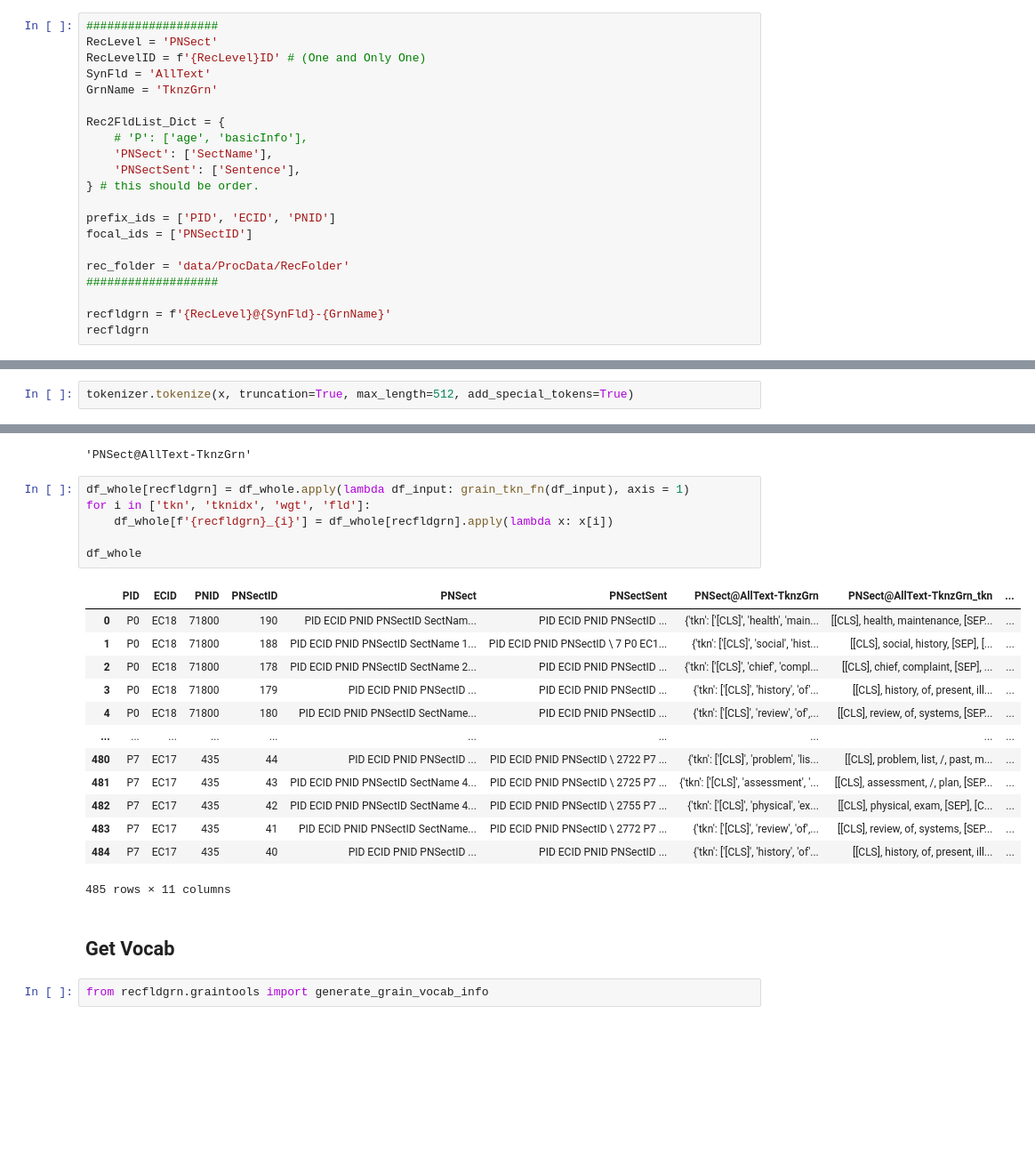
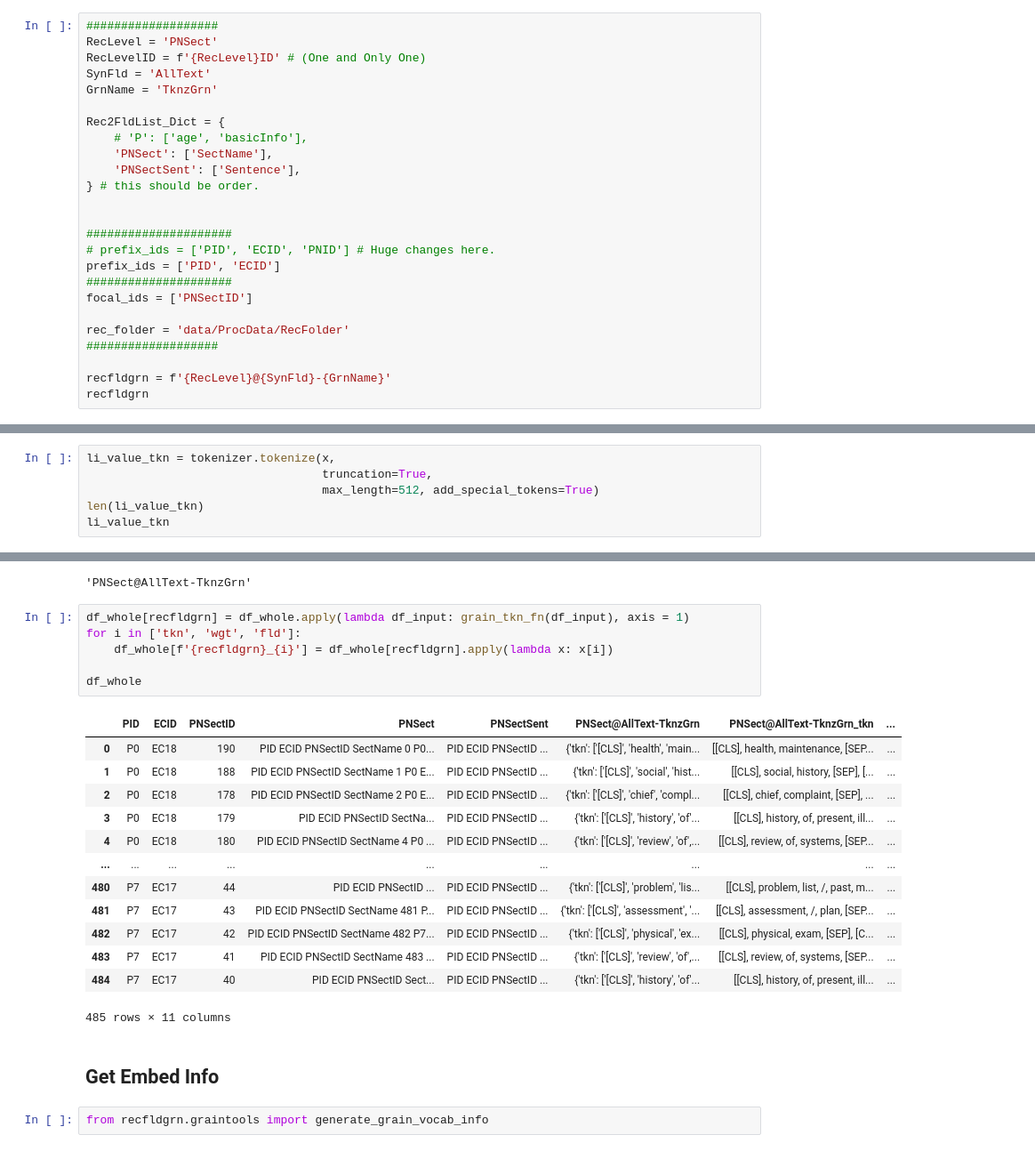
Before and after one commit to JHU-CDHAI/RecFldGrn, a Jupyter notebook: 2-FldGrn/02-PNSect-FldGrn.ipynb, the cells around one changed output, grey strips where cells are left out. Shown: that part at 89% size. Cells and saved outputs as stored; diff of their text form; blank space fills up the shorter version.

```diff
--- a/2-FldGrn/02-PNSect-FldGrn.ipynb
+++ b/2-FldGrn/02-PNSect-FldGrn.ipynb
@@ -140,7 +139,11 @@ Rec2FldList_Dict = {
     'PNSectSent': ['Sentence'],
 } # this should be order.
 
-prefix_ids = ['PID', 'ECID', 'PNID']
+
+#####################
+# prefix_ids = ['PID', 'ECID', 'PNID'] # Huge changes here.
+prefix_ids = ['PID', 'ECID']
+#####################
 focal_ids = ['PNSectID']
 
 rec_folder = 'data/ProcData/RecFolder'
@@ -279,6 +282,10 @@ tokenizer(x, truncation=True, max_length=512)
 # %% [output]
 {'input_ids': [101, 2053, 2930, 11746, 102], 'token_type_ids': [0, 0, 0, 0, 0], 'attention_mask': [1, 1, 1, 1, 1]}
 # %%
-tokenizer.tokenize(x, truncation=True, max_length=512, add_special_tokens=True)
+li_value_tkn = tokenizer.tokenize(x,
+                                  truncation=True,
+                                  max_length=512, add_special_tokens=True)
+len(li_value_tkn)
+li_value_tkn
 # %% [output]
 ['[CLS]', 'no', 'section', 'sentences', '[SEP]']
@@ -385,25 +373,25 @@ recfldgrn
 'PNSect@AllText-TknzGrn'
 # %%
 df_whole[recfldgrn] = df_whole.apply(lambda df_input: grain_tkn_fn(df_input), axis = 1)
-for i in ['tkn', 'tknidx', 'wgt', 'fld']:
+for i in ['tkn', 'wgt', 'fld']:
     df_whole[f'{recfldgrn}_{i}'] = df_whole[recfldgrn].apply(lambda x: x[i])
 
 df_whole
 # %% [output]
-|  | PID | ECID | PNID | PNSectID | PNSect | PNSectSent | PNSect@AllText-TknzGrn | PNSect@AllText-TknzGrn_tkn | ... |
-| 0 | P0 | EC18 | 71800 | 190 | PID ECID PNID PNSectID SectNam... | PID ECID PNID PNSectID ... | {'tkn': ['[CLS]', 'health', 'main... | [[CLS], health, maintenance, [SEP... | ... |
-| 1 | P0 | EC18 | 71800 | 188 | PID ECID PNID PNSectID SectName 1... | PID ECID PNID PNSectID \ 7 P0 EC1... | {'tkn': ['[CLS]', 'social', 'hist... | [[CLS], social, history, [SEP], [... | ... |
-| 2 | P0 | EC18 | 71800 | 178 | PID ECID PNID PNSectID SectName 2... | PID ECID PNID PNSectID ... | {'tkn': ['[CLS]', 'chief', 'compl... | [[CLS], chief, complaint, [SEP], ... | ... |
-| 3 | P0 | EC18 | 71800 | 179 | PID ECID PNID PNSectID ... | PID ECID PNID PNSectID ... | {'tkn': ['[CLS]', 'history', 'of'... | [[CLS], history, of, present, ill... | ... |
-| 4 | P0 | EC18 | 71800 | 180 | PID ECID PNID PNSectID SectName... | PID ECID PNID PNSectID ... | {'tkn': ['[CLS]', 'review', 'of',... | [[CLS], review, of, systems, [SEP... | ... |
-| ... | ... | ... | ... | ... | ... | ... | ... | ... | ... |
-| 480 | P7 | EC17 | 435 | 44 | PID ECID PNID PNSectID ... | PID ECID PNID PNSectID \ 2722 P7 ... | {'tkn': ['[CLS]', 'problem', 'lis... | [[CLS], problem, list, /, past, m... | ... |
-| 481 | P7 | EC17 | 435 | 43 | PID ECID PNID PNSectID SectName 4... | PID ECID PNID PNSectID \ 2725 P7 ... | {'tkn': ['[CLS]', 'assessment', '... | [[CLS], assessment, /, plan, [SEP... | ... |
-| 482 | P7 | EC17 | 435 | 42 | PID ECID PNID PNSectID SectName 4... | PID ECID PNID PNSectID \ 2755 P7 ... | {'tkn': ['[CLS]', 'physical', 'ex... | [[CLS], physical, exam, [SEP], [C... | ... |
-| 483 | P7 | EC17 | 435 | 41 | PID ECID PNID PNSectID SectName... | PID ECID PNID PNSectID \ 2772 P7 ... | {'tkn': ['[CLS]', 'review', 'of',... | [[CLS], review, of, systems, [SEP... | ... |
-| 484 | P7 | EC17 | 435 | 40 | PID ECID PNID PNSectID ... | PID ECID PNID PNSectID ... | {'tkn': ['[CLS]', 'history', 'of'... | [[CLS], history, of, present, ill... | ... |
+|  | PID | ECID | PNSectID | PNSect | PNSectSent | PNSect@AllText-TknzGrn | PNSect@AllText-TknzGrn_tkn | ... |
+| 0 | P0 | EC18 | 190 | PID ECID PNSectID SectName 0 P0... | PID ECID PNSectID ... | {'tkn': ['[CLS]', 'health', 'main... | [[CLS], health, maintenance, [SEP... | ... |
+| 1 | P0 | EC18 | 188 | PID ECID PNSectID SectName 1 P0 E... | PID ECID PNSectID ... | {'tkn': ['[CLS]', 'social', 'hist... | [[CLS], social, history, [SEP], [... | ... |
+| 2 | P0 | EC18 | 178 | PID ECID PNSectID SectName 2 P0 E... | PID ECID PNSectID ... | {'tkn': ['[CLS]', 'chief', 'compl... | [[CLS], chief, complaint, [SEP], ... | ... |
+| 3 | P0 | EC18 | 179 | PID ECID PNSectID SectNa... | PID ECID PNSectID ... | {'tkn': ['[CLS]', 'history', 'of'... | [[CLS], history, of, present, ill... | ... |
+| 4 | P0 | EC18 | 180 | PID ECID PNSectID SectName 4 P0 ... | PID ECID PNSectID ... | {'tkn': ['[CLS]', 'review', 'of',... | [[CLS], review, of, systems, [SEP... | ... |
+| ... | ... | ... | ... | ... | ... | ... | ... | ... |
+| 480 | P7 | EC17 | 44 | PID ECID PNSectID ... | PID ECID PNSectID ... | {'tkn': ['[CLS]', 'problem', 'lis... | [[CLS], problem, list, /, past, m... | ... |
+| 481 | P7 | EC17 | 43 | PID ECID PNSectID SectName 481 P... | PID ECID PNSectID ... | {'tkn': ['[CLS]', 'assessment', '... | [[CLS], assessment, /, plan, [SEP... | ... |
+| 482 | P7 | EC17 | 42 | PID ECID PNSectID SectName 482 P7... | PID ECID PNSectID ... | {'tkn': ['[CLS]', 'physical', 'ex... | [[CLS], physical, exam, [SEP], [C... | ... |
+| 483 | P7 | EC17 | 41 | PID ECID PNSectID SectName 483 ... | PID ECID PNSectID ... | {'tkn': ['[CLS]', 'review', 'of',... | [[CLS], review, of, systems, [SEP... | ... |
+| 484 | P7 | EC17 | 40 | PID ECID PNSectID Sect... | PID ECID PNSectID ... | {'tkn': ['[CLS]', 'history', 'of'... | [[CLS], history, of, present, ill... | ... |
 485 rows × 11 columns
 # %% [markdown]
-## Get Vocab
+## Get Embed Info
 # %%
 from recfldgrn.graintools import generate_grain_vocab_info
```
Also changed, not shown: parts of 28 cells of this notebook, 1 other file.
